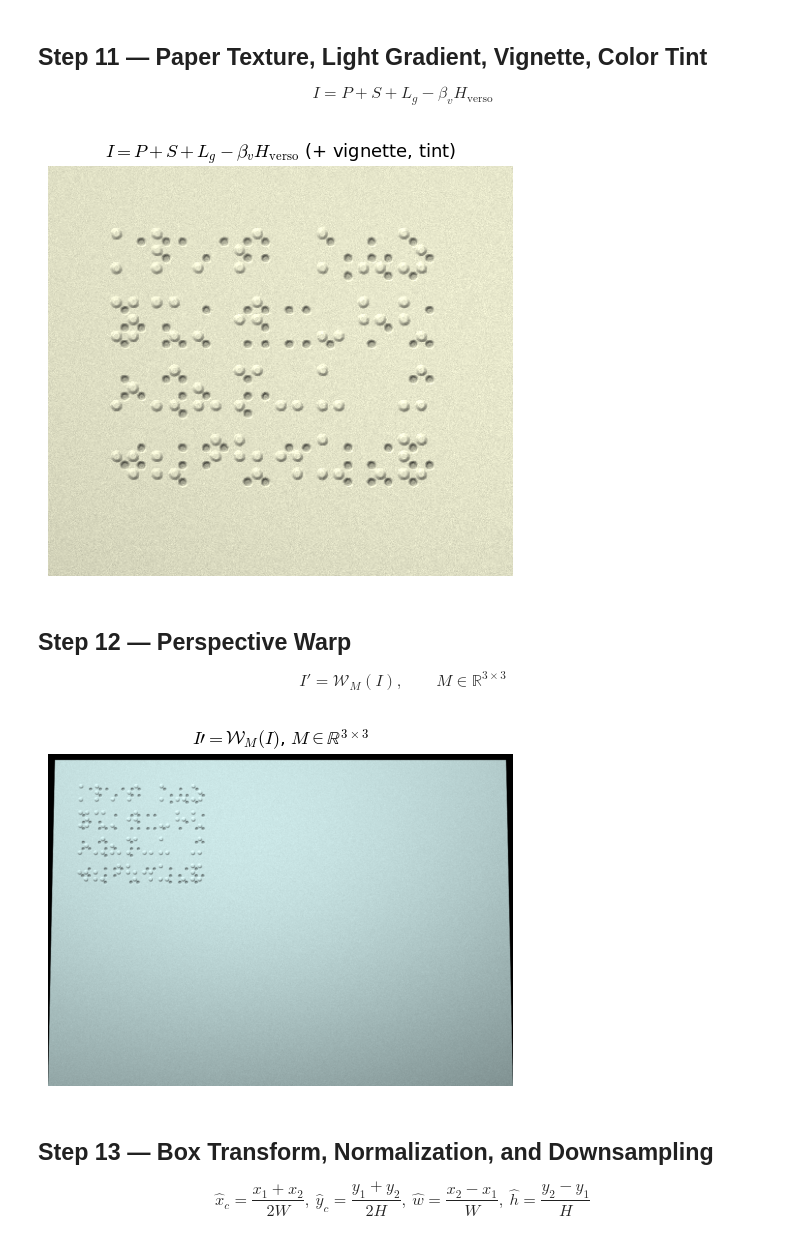
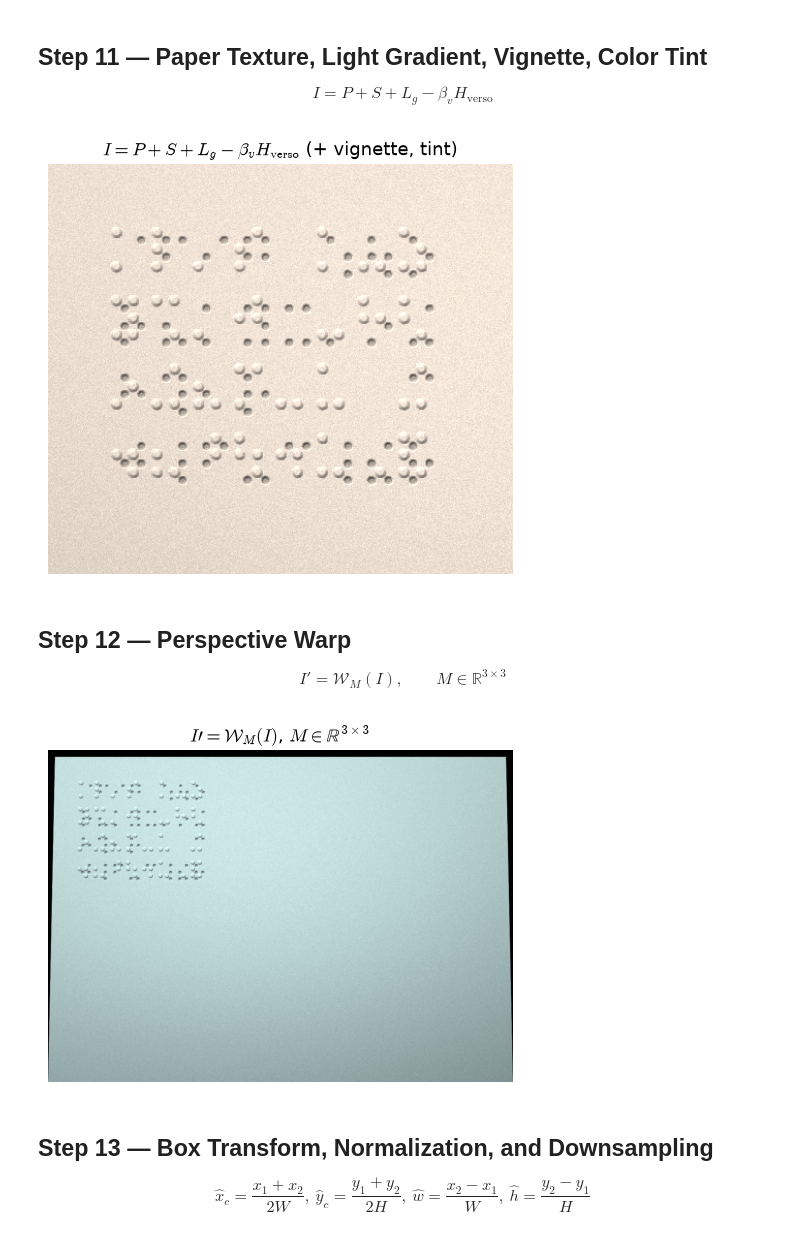
Before and after one commit to supremekhadka/braill2, a Jupyter notebook: notebooks/braille_synthetic_steps.ipynb, the cells around one changed output. Saved outputs shown, nothing was run; the diff lists cells and outputs as text; code cells hidden in the pictures.

```diff
--- a/notebooks/braille_synthetic_steps.ipynb
+++ b/notebooks/braille_synthetic_steps.ipynb
@@ -313,36 +277,50 @@ def paper_texture(H, W):
     clouds = cv2.GaussianBlur(clouds, (15,15), 0)
     return texture + grain + clouds*0.005
 
 def light_gradient(H, W, azimuth_deg, strength=0.18):
     y = np.linspace(-1,1,H, dtype=np.float32)
     x = np.linspace(-1,1,W, dtype=np.float32)
     xv, yv = np.meshgrid(x,y)
     az = np.radians(azimuth_deg)
     ux, uy = np.cos(az), np.sin(az)
     grad = (xv*ux + yv*uy) / max(abs(ux)+abs(uy), 1e-6)
     return grad * strength
 
 def vignette(img, strength=0.25):
     rows, cols = img.shape[:2]
     kx = cv2.getGaussianKernel(cols, cols/2)
     ky = cv2.getGaussianKernel(rows, rows/2)
     v = (ky*kx.T); v /= v.max()
     return img * ((1-strength) + strength*v)
 
+def apply_temperature(img, temp=0.0, strength=0.3):
+    """
+    img: (H,W,3) float, R,G,B order
+    temp: -1 (cool) .. 0 (neutral) .. +1 (warm)
+    strength: intensity of the per-channel gain shift
+    """
+    out = img.copy()
+    r_gain = 1 + temp * strength
+    b_gain = 1 - temp * strength
+    out[:,:,0] *= r_gain
+    out[:,:,2] *= b_gain
+    return out
+
 P = paper_texture(H, W)
 Lg = light_gradient(H, W, azimuth_deg=250)
 beta_v = 0.25
 final = P + S + Lg - beta_v*H_verso
 final = vignette(final)
 
 final_bgr = np.stack([final]*3, axis=-1)
-temp = 0.6
-final_bgr[:,:,2] *= (1 - abs(temp)*0.2)   # simple warm tint
+
+temp = 0.2  # -1 (cool) .. 0 (neutral) .. +1 (warm)
+final_bgr = apply_temperature(final_bgr, temp=temp, strength=0.3)
 
 final_disp = np.clip(final_bgr, 0, 1)
 show(final_disp[:int(4*c_h+2*margin), :int(8*c_w+2*margin)], r"$I = P + S + L_g - \beta_v H_{\mathrm{verso}}$ (+ vignette, tint)", cmap=None)
 # %% [output]
-[figure, old version]
+[figure, new version]
 # %% [markdown]
 ## Step 12 — Perspective Warp
 $$I' = \mathcal{W}_M(I), \qquad M \in \mathbb{R}^{3\times 3}$$
@@ -367,7 +345,7 @@ warped_final = warped_final.astype(np.uint8)
 
 show(cv2.cvtColor(warped_final, cv2.COLOR_BGR2RGB), r"$I\prime = \mathcal{W}_M(I)$, $M \in \mathbb{R}^{3\times 3}$", cmap=None)
 # %% [output]
-[figure, old version]
+[figure, new version]
 # %% [markdown]
 ## Step 13 — Box Transform, Normalization, and Downsampling
 $$\hat x_c=\frac{x_1+x_2}{2W},\ \hat y_c=\frac{y_1+y_2}{2H},\ \hat w=\frac{x_2-x_1}{W},\ \hat h=\frac{y_2-y_1}{H}$$
```
Also changed, not shown: parts of 8 cells of this notebook, 3 other files.
